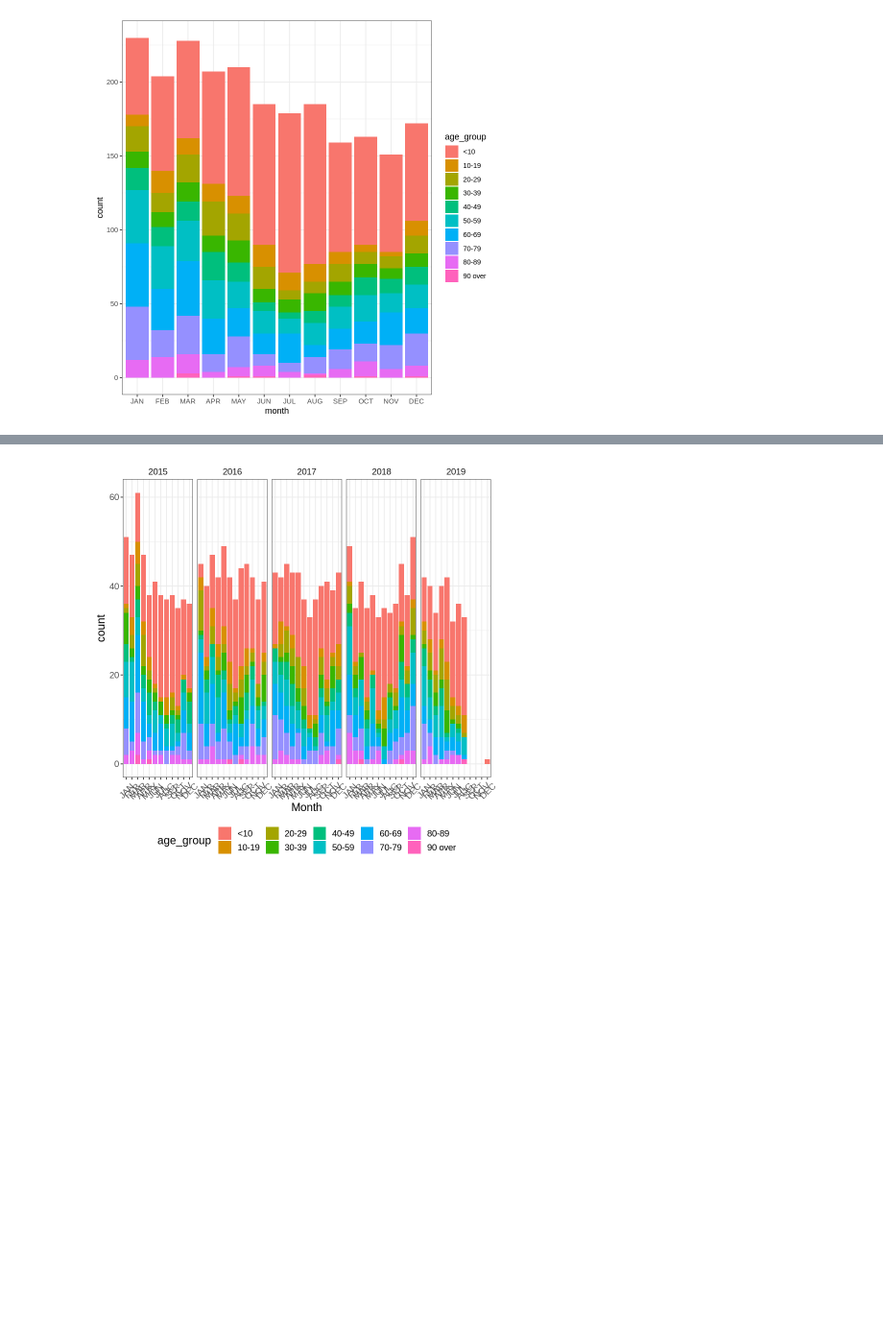
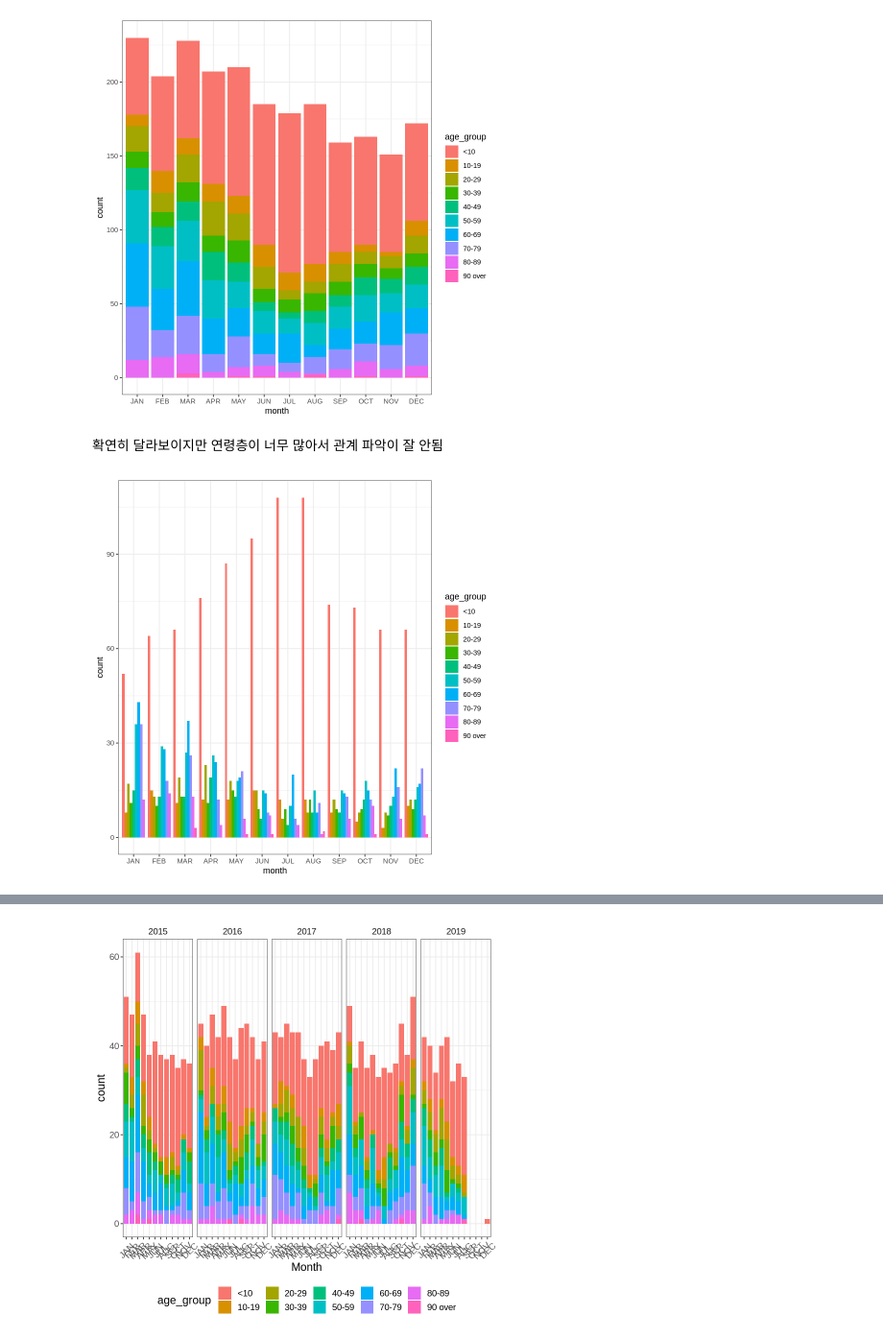
Before and after one commit to ikwak2/APCP, a Jupyter notebook: age_d.ipynb, the cells around one changed output, grey strips where cells are left out. Shown: that part at 96% size. Drawn from its saved outputs; the diff is of its cells as text; code cells hidden in the pictures; blank space fills up the shorter version.

```diff
--- a/age_d.ipynb
+++ b/age_d.ipynb
@@ -71,3 +77,10 @@ ggplot(data=age_d,aes(x=month, fill=age_group))+
   theme_bw() + scale_x_discrete(limits=c("JAN","FEB","MAR", "APR", "MAY", "JUN","JUL", "AUG", "SEP", "OCT", "NOV", "DEC")) + geom_bar()
 # %% [output]
 [figure]
+# %% [markdown]
+확연히 달라보이지만 연령층이 너무 많아서 관계 파악이 잘 안됨
+# %%
+ggplot(data=age_d,aes(x=month, fill=age_group))+
+  theme_bw() + scale_x_discrete(limits=c("JAN","FEB","MAR", "APR", "MAY", "JUN","JUL", "AUG", "SEP", "OCT", "NOV", "DEC")) + geom_bar(position = 'dodge')
+# %% [output]
+[figure, added]
```
Also changed, not shown: parts of 14 cells of this notebook.
